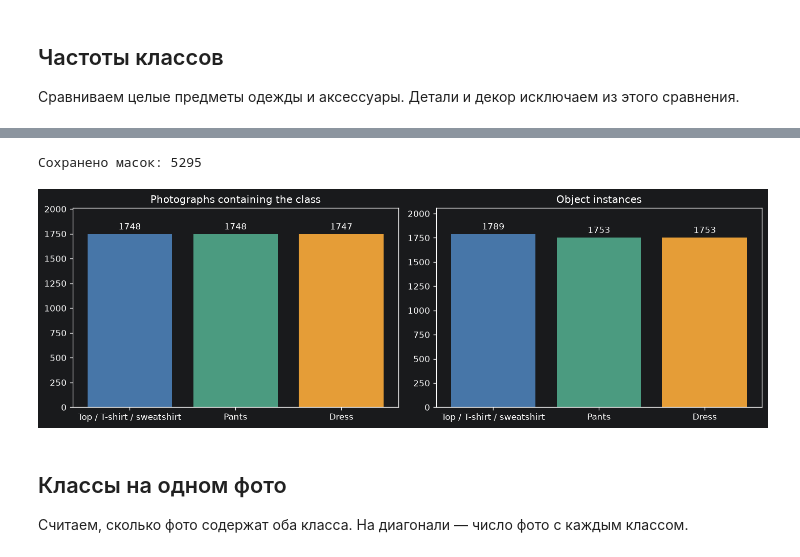
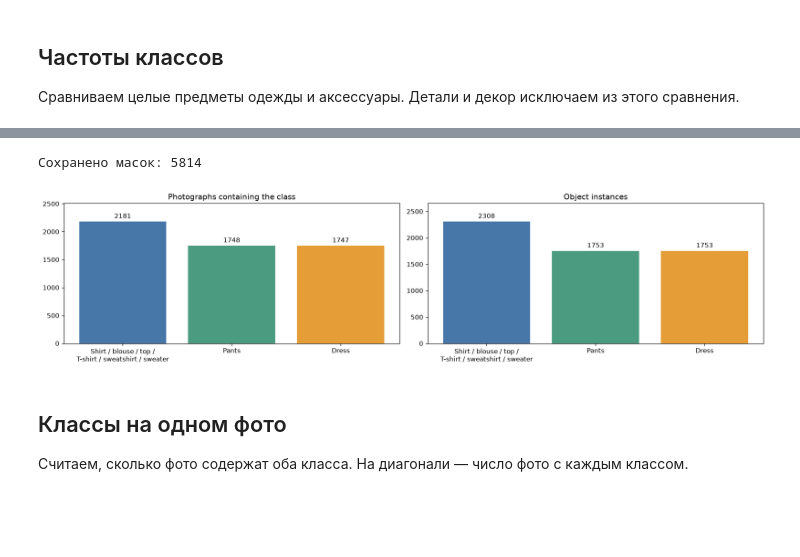
Before and after one commit to Monyzik/framework-coursework, a Jupyter notebook: notebooks/fashion.ipynb, the cells around one changed output, grey strips where cells are left out. Saved outputs shown, nothing was run; the diff lists cells and outputs as text; code cells hidden in the pictures; blank space fills up the shorter version.

```diff
--- a/notebooks/fashion.ipynb
+++ b/notebooks/fashion.ipynb
@@ -72,6 +73,13 @@ if (metadata[['Width', 'Height']] <= 0).any().any():
 if (metadata.groupby('ImageId')[['Width', 'Height']].nunique() > 1).any().any():
     raise ValueError('Для одного фото указаны разные размеры.')
 
+metadata['ClassId'] = metadata['ClassId'].replace({0: 1, 2: 1})
+categories = categories.drop(index=[0, 2])
+categories.loc[1, 'name'] = 'shirt, blouse, top, t-shirt, sweatshirt, sweater'
+if SOURCE_CSV != RAW / 'train.csv':
+    print('Полный train.csv отсутствует. Используются только сохранённые маски. '
+          'Классы 0, 1 и 2 объединены в класс 1 в опубликованной выборке.')
+
 counts = categories[['name', 'supercategory']].join(
     metadata.groupby('ClassId').agg(images=('ImageId', 'nunique'), objects=('ImageId', 'size'))
 ).fillna({'images': 0, 'objects': 0}).astype(
@@ -242,6 +231,7 @@ missing_attributes = 0
 saved_objects = 0
 for chunk in pd.read_csv(SOURCE_CSV, chunksize=10_000, keep_default_na=False):
     missing_attributes += int(chunk['AttributesIds'].eq('').sum())
+    chunk['ClassId'] = chunk['ClassId'].replace({0: 1, 2: 1})
     selected_chunk = chunk[chunk['ImageId'].isin(chosen) & chunk['ClassId'].isin(class_ids)]
     if selected_chunk.empty:
         continue
@@ -252,26 +242,29 @@ if first or saved_objects != summary['selected_objects']:
     temporary_path.unlink(missing_ok=True)
     raise ValueError('Не удалось сохранить все выбранные маски.')
 temporary_path.replace(annotation_path)
+manifest_temporary = manifest_path.with_suffix('.csv.tmp')
+manifest.to_csv(manifest_temporary, index=False)
+manifest_temporary.replace(manifest_path)
 summary['annotations_without_attributes'] = missing_attributes
 print('Сохранено масок:', saved_objects)
 # %% [output]
-Сохранено масок: 5295
+Сохранено масок: 5814
 # %%
-fig, axes = plt.subplots(1, 2, figsize=(12, 4))
-names = ['Top / T-shirt / sweatshirt', 'Pants', 'Dress']
+fig, axes = plt.subplots(1, 2, figsize=(16, 4))
+names = ['Shirt / blouse / top /\nT-shirt / sweatshirt / sweater', 'Pants', 'Dress']
 selected_counts = selected_counts.loc[CLASS_IDS]
 for ax, column, title in zip(axes, ['images', 'objects'],
                             ['Photographs containing the class', 'Object instances']):
     values = selected_counts[column].to_list()
     bars = ax.bar(names, values, color=['#4776a8', '#4b9b80', '#e59d37'])
     ax.bar_label(bars, padding=3)
     ax.set_ylim(0, max(values) * 1.15)
     ax.set_title(title)
 fig.tight_layout()
 fig.savefig(FIGURES / 'selected_class_balance.png', bbox_inches='tight')
 plt.show()
 # %% [output]
-[figure, old version]
+[figure, new version]
 # %% [markdown]
 ## Классы на одном фото
 
```
Also changed, not shown: parts of 10 cells of this notebook, 2 other files.
